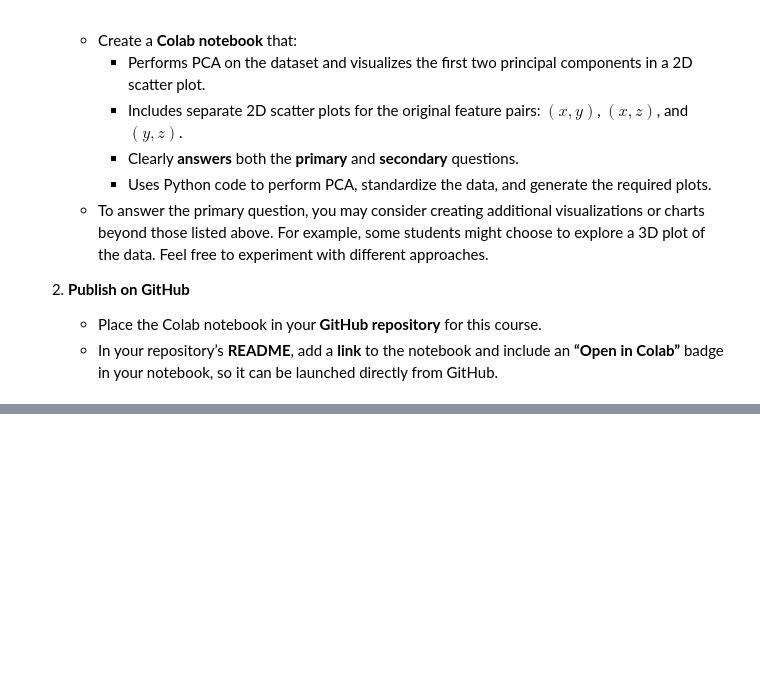
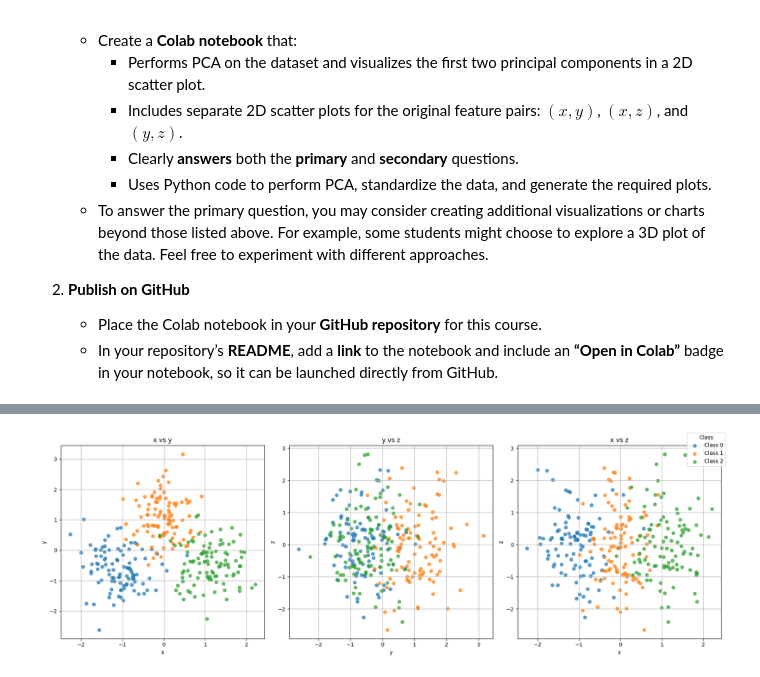
Before and after one commit to Kos261/ML25, a Jupyter notebook: Lab1/Assignment1.ipynb, the cells around one changed output, grey strips where cells are left out. Cells and saved outputs as stored; diff of their text form; code cells hidden in the pictures; blank space fills up the shorter version.

```diff
--- a/Lab1/Assignment1.ipynb
+++ b/Lab1/Assignment1.ipynb
@@ -57,0 +114,30 @@ dupa
+# %%
+fig, axs = plt.subplots(1, 3, figsize=(18, 6))
+for target in unique_targets:
+    axs[0].scatter(X[Y == target, 0], X[Y == target, 1], label=f"Class {int(target)}", alpha=0.7)
+    axs[0].set_xlabel("x")
+    axs[0].set_ylabel("y")
+    axs[0].set_title("x vs y")
+    axs[0].grid(True)
+
+for target in unique_targets:
+    axs[1].scatter(X[Y == target, 1], X[Y == target, 2], label=f"Class {int(target)}", alpha=0.7)
+    axs[1].set_xlabel("y")
+    axs[1].set_ylabel("z")
+    axs[1].set_title("y vs z")
+    axs[1].grid(True)
+
+for target in unique_targets:
+    axs[2].scatter(X[Y == target, 0], X[Y == target, 2], label=f"Class {int(target)}", alpha=0.7)
+    axs[2].set_xlabel("x")
+    axs[2].set_ylabel("z")
+    axs[2].set_title("x vs z")
+    axs[2].grid(True)
+
+handles, labels = axs[0].get_legend_handles_labels()
+fig.legend(handles, labels, loc='upper right', title="Class")
+
+plt.tight_layout()
+plt.show()
+# %% [output]
+[figure, added]
```
Also changed, not shown: parts of 5 cells of this notebook.
